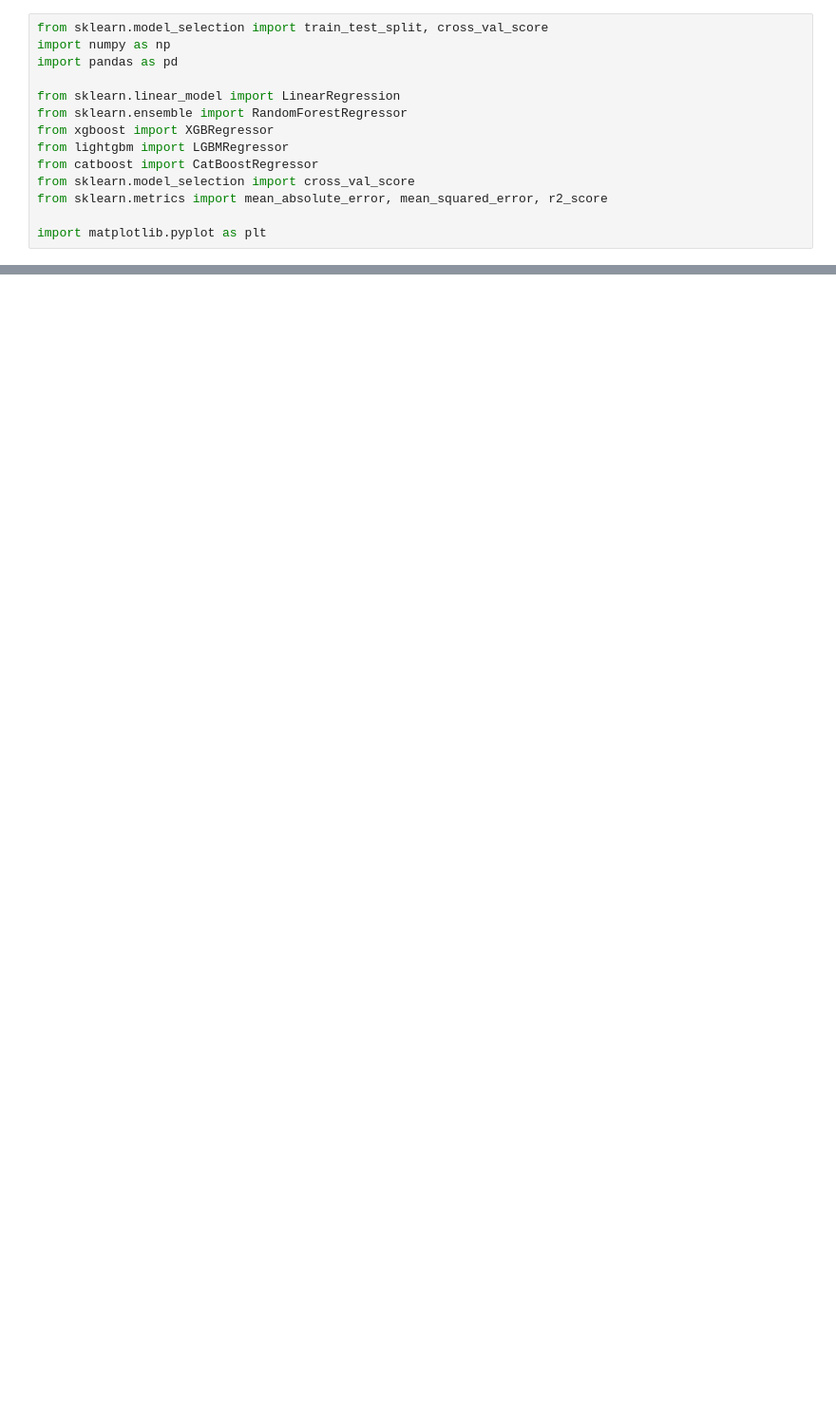
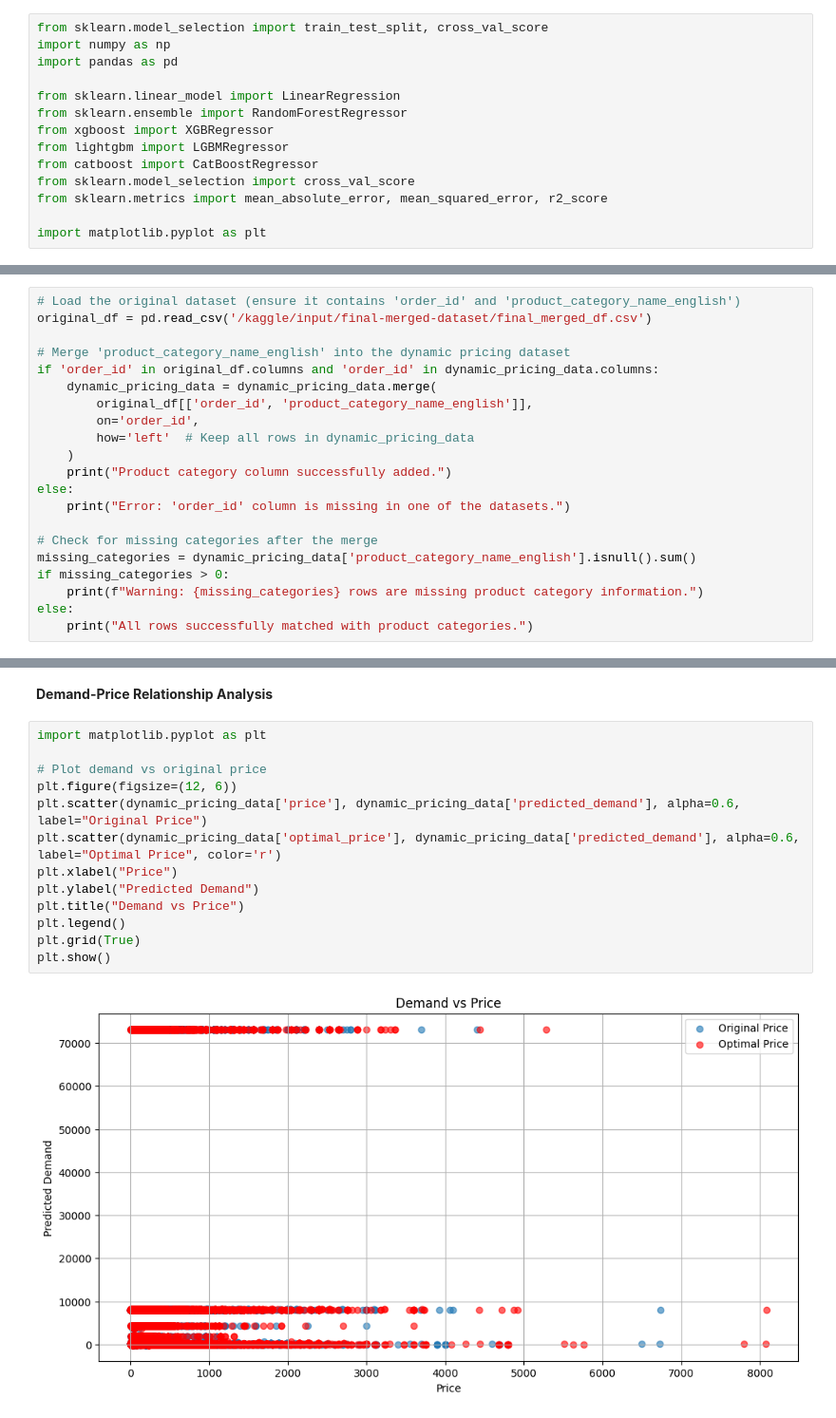
Before and after one commit to rajvamsi18/Real-Time-Pricing-Algorithm-Project, a Jupyter notebook: notebooks/regional_demand_prediction.ipynb, the cells around one changed output, grey strips where cells are left out. Shown at 95% size. Drawn from its saved outputs; the diff is of its cells as text; blank space fills up the shorter version.

```diff
--- a/notebooks/regional_demand_prediction.ipynb
+++ b/notebooks/regional_demand_prediction.ipynb
@@ -416,0 +695,21 @@ plt.show()
+# %%
+# Load the original dataset (ensure it contains 'order_id' and 'product_category_name_english')
+original_df = pd.read_csv('/kaggle/input/final-merged-dataset/final_merged_df.csv')
+
+# Merge 'product_category_name_english' into the dynamic pricing dataset
+if 'order_id' in original_df.columns and 'order_id' in dynamic_pricing_data.columns:
+    dynamic_pricing_data = dynamic_pricing_data.merge(
+        original_df[['order_id', 'product_category_name_english']],
+        on='order_id',
+        how='left'  # Keep all rows in dynamic_pricing_data
+    )
+    print("Product category column successfully added.")
+else:
+    print("Error: 'order_id' column is missing in one of the datasets.")
+
+# Check for missing categories after the merge
+missing_categories = dynamic_pricing_data['product_category_name_english'].isnull().sum()
+if missing_categories > 0:
+    print(f"Warning: {missing_categories} rows are missing product category information.")
+else:
+    print("All rows successfully matched with product categories.")
@@ -416,0 +784,17 @@ plt.show()
+# %% [markdown]
+**Demand-Price Relationship Analysis**
+# %%
+import matplotlib.pyplot as plt
+
+# Plot demand vs original price
+plt.figure(figsize=(12, 6))
+plt.scatter(dynamic_pricing_data['price'], dynamic_pricing_data['predicted_demand'], alpha=0.6, label="Original Price")
+plt.scatter(dynamic_pricing_data['optimal_price'], dynamic_pricing_data['predicted_demand'], alpha=0.6, label="Optimal Price", color='r')
+plt.xlabel("Price")
+plt.ylabel("Predicted Demand")
+plt.title("Demand vs Price")
+plt.legend()
+plt.grid(True)
+plt.show()
+# %% [output]
+[figure, added]
```
Also changed, not shown: parts of 62 cells of this notebook.
